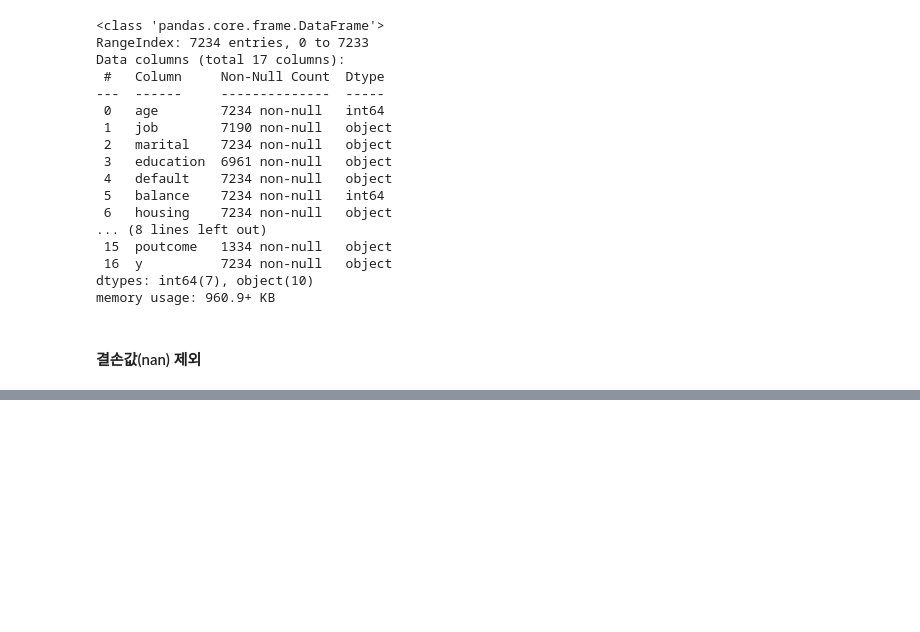
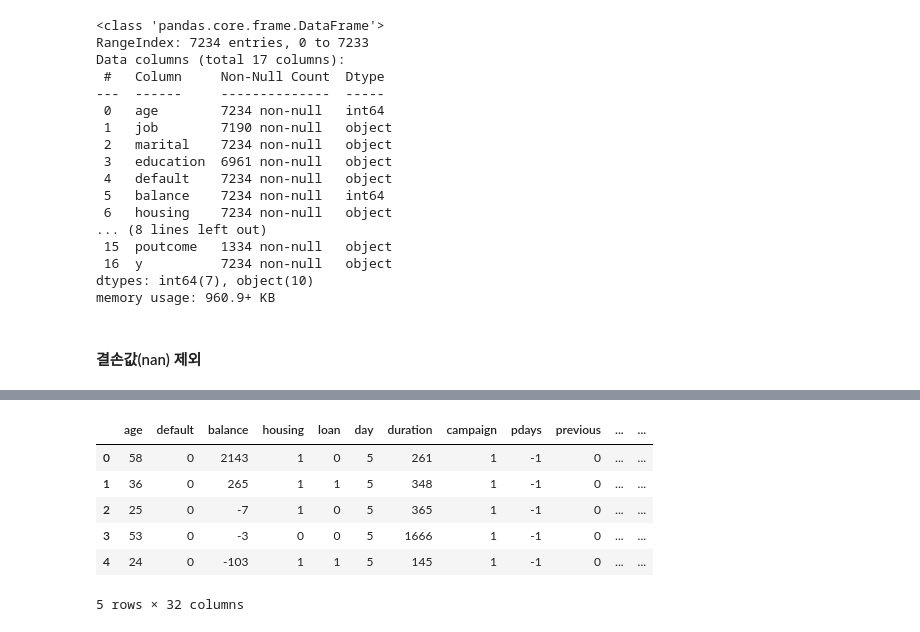
Before and after one commit to seonghyeokcho/Python, a Jupyter notebook: 01_basic_notion/pre-processing_technique.ipynb, the cells around one changed output, grey strips where cells are left out. Drawn from its saved outputs; the diff is of its cells as text; code cells hidden in the pictures; blank space fills up the shorter version.

```diff
--- a/01_basic_notion/pre-processing_technique.ipynb
+++ b/01_basic_notion/pre-processing_technique.ipynb
@@ -356,0 +486,5 @@ template1.head()
+# %%
+# 데이터셋에서 값이 수치로 이루어진 열을 추출
+columns = bank_data.describe().columns
+template = bank_data[columns]
+template.head()
@@ -356,0 +498,12 @@ template1.head()
+# %%
+# 수평결합
+bank_data_new = pd.concat([template, bank_data_marital, bank_data_education, bank_data_contact, bank_data_month], axis=1)
+bank_data_new.head()
+# %% [output]
+|  | age | default | balance | housing | loan | day | duration | campaign | pdays | previous | ... | ... |
+| 0 | 58 | 0 | 2143 | 1 | 0 | 5 | 261 | 1 | -1 | 0 | ... | ... |
+| 1 | 36 | 0 | 265 | 1 | 1 | 5 | 348 | 1 | -1 | 0 | ... | ... |
+| 2 | 25 | 0 | -7 | 1 | 0 | 5 | 365 | 1 | -1 | 0 | ... | ... |
+| 3 | 53 | 0 | -3 | 0 | 0 | 5 | 1666 | 1 | -1 | 0 | ... | ... |
+| 4 | 24 | 0 | -103 | 1 | 1 | 5 | 145 | 1 | -1 | 0 | ... | ... |
+5 rows × 32 columns
```
Also changed, not shown: parts of 22 cells of this notebook.
